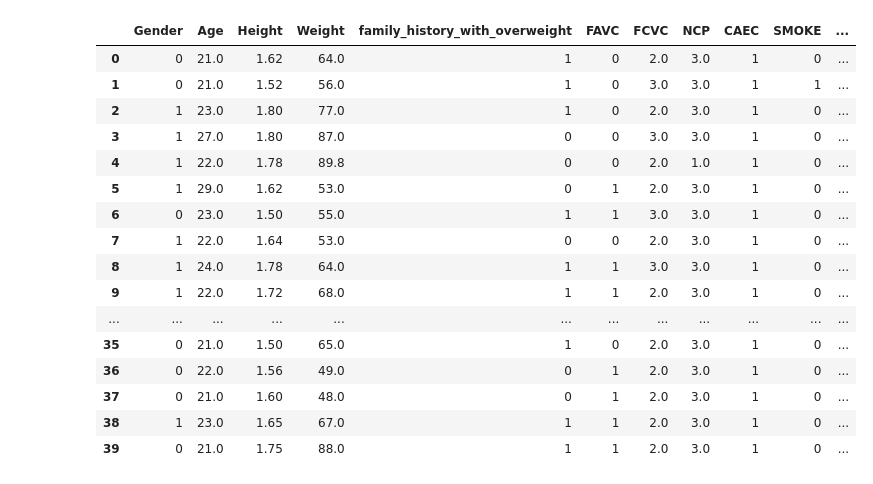
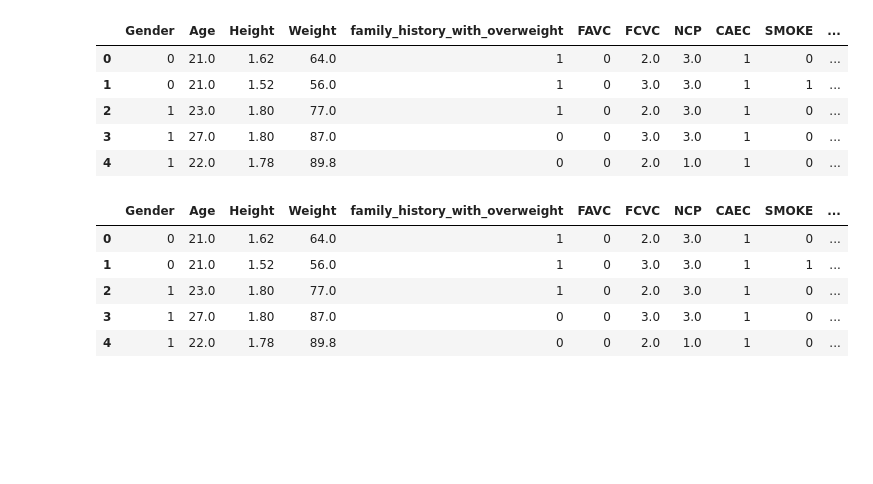
Before and after one commit to NaijingGuo/ECS171ML_group5_project, a Jupyter notebook: data_process.ipynb, the cells around one changed output. Saved outputs shown, nothing was run; the diff lists cells and outputs as text; code cells hidden in the pictures; blank space fills up the shorter version.

Commit message:
all categorical to numerical & normalized

```diff
--- a/data_process.ipynb
+++ b/data_process.ipynb
@@ -37,28 +37,17 @@ df.head()
 # %%
 # frequency categories
 def freq_category(s):
     df.loc[df[s] == "no", s] = 0
     df.loc[df[s] == "Sometimes", s] = 1
     df.loc[df[s] == "Frequently", s] = 2
     df.loc[df[s] == "Always", s] = 3
 freq_category('CAEC')
 freq_category('CALC')
-df.head(40)
+df.head()
 # %% [output]
 |  | Gender | Age | Height | Weight | family_history_with_overweight | FAVC | FCVC | NCP | CAEC | SMOKE | ... |
 | 0 | 0 | 21.0 | 1.62 | 64.0 | 1 | 0 | 2.0 | 3.0 | 1 | 0 | ... |
 | 1 | 0 | 21.0 | 1.52 | 56.0 | 1 | 0 | 3.0 | 3.0 | 1 | 1 | ... |
 | 2 | 1 | 23.0 | 1.80 | 77.0 | 1 | 0 | 2.0 | 3.0 | 1 | 0 | ... |
 | 3 | 1 | 27.0 | 1.80 | 87.0 | 0 | 0 | 3.0 | 3.0 | 1 | 0 | ... |
 | 4 | 1 | 22.0 | 1.78 | 89.8 | 0 | 0 | 2.0 | 1.0 | 1 | 0 | ... |
-| 5 | 1 | 29.0 | 1.62 | 53.0 | 0 | 1 | 2.0 | 3.0 | 1 | 0 | ... |
-| 6 | 0 | 23.0 | 1.50 | 55.0 | 1 | 1 | 3.0 | 3.0 | 1 | 0 | ... |
-| 7 | 1 | 22.0 | 1.64 | 53.0 | 0 | 0 | 2.0 | 3.0 | 1 | 0 | ... |
-| 8 | 1 | 24.0 | 1.78 | 64.0 | 1 | 1 | 3.0 | 3.0 | 1 | 0 | ... |
-| 9 | 1 | 22.0 | 1.72 | 68.0 | 1 | 1 | 2.0 | 3.0 | 1 | 0 | ... |
-| ... | ... | ... | ... | ... | ... | ... | ... | ... | ... | ... | ... |
-| 35 | 0 | 21.0 | 1.50 | 65.0 | 1 | 0 | 2.0 | 3.0 | 1 | 0 | ... |
-| 36 | 0 | 22.0 | 1.56 | 49.0 | 0 | 1 | 2.0 | 3.0 | 1 | 0 | ... |
-| 37 | 0 | 21.0 | 1.60 | 48.0 | 0 | 1 | 2.0 | 3.0 | 1 | 0 | ... |
-| 38 | 1 | 23.0 | 1.65 | 67.0 | 1 | 1 | 2.0 | 3.0 | 1 | 0 | ... |
-| 39 | 0 | 21.0 | 1.75 | 88.0 | 1 | 1 | 2.0 | 3.0 | 1 | 0 | ... |
@@ -66,0 +54,22 @@ df.head(40)
+# %%
+# MTRANS and label
+df.MTRANS=array(df.MTRANS)
+encoder = LabelEncoder()
+cate_encoded_MTRANS =  encoder.fit_transform(df.MTRANS)
+df.MTRANS = cate_encoded_MTRANS
+df.loc[df["NObeyesdad"] == "Insufficient_Weight", "NObeyesdad"] = 0
+df.loc[df["NObeyesdad"] == "Normal_Weight", "NObeyesdad"] = 1
+df.loc[df["NObeyesdad"] == "Overweight_Level_I", "NObeyesdad"] = 2
+df.loc[df["NObeyesdad"] == "Overweight_Level_II", "NObeyesdad"] = 3
+df.loc[df["NObeyesdad"] == "Overweight_Level_III", "NObeyesdad"] = 4
+df.loc[df["NObeyesdad"] == "Obesity_Type_I", "NObeyesdad"] = 5
+df.loc[df["NObeyesdad"] == "Obesity_Type_II", "NObeyesdad"] = 6
+df.loc[df["NObeyesdad"] == "Obesity_Type_II", "NObeyesdad"] = 7
+df.head()
+# %% [output]
+|  | Gender | Age | Height | Weight | family_history_with_overweight | FAVC | FCVC | NCP | CAEC | SMOKE | ... |
+| 0 | 0 | 21.0 | 1.62 | 64.0 | 1 | 0 | 2.0 | 3.0 | 1 | 0 | ... |
+| 1 | 0 | 21.0 | 1.52 | 56.0 | 1 | 0 | 3.0 | 3.0 | 1 | 1 | ... |
+| 2 | 1 | 23.0 | 1.80 | 77.0 | 1 | 0 | 2.0 | 3.0 | 1 | 0 | ... |
+| 3 | 1 | 27.0 | 1.80 | 87.0 | 0 | 0 | 3.0 | 3.0 | 1 | 0 | ... |
+| 4 | 1 | 22.0 | 1.78 | 89.8 | 0 | 0 | 2.0 | 1.0 | 1 | 0 | ... |
```
Also changed, not shown: parts of 2 cells of this notebook.
